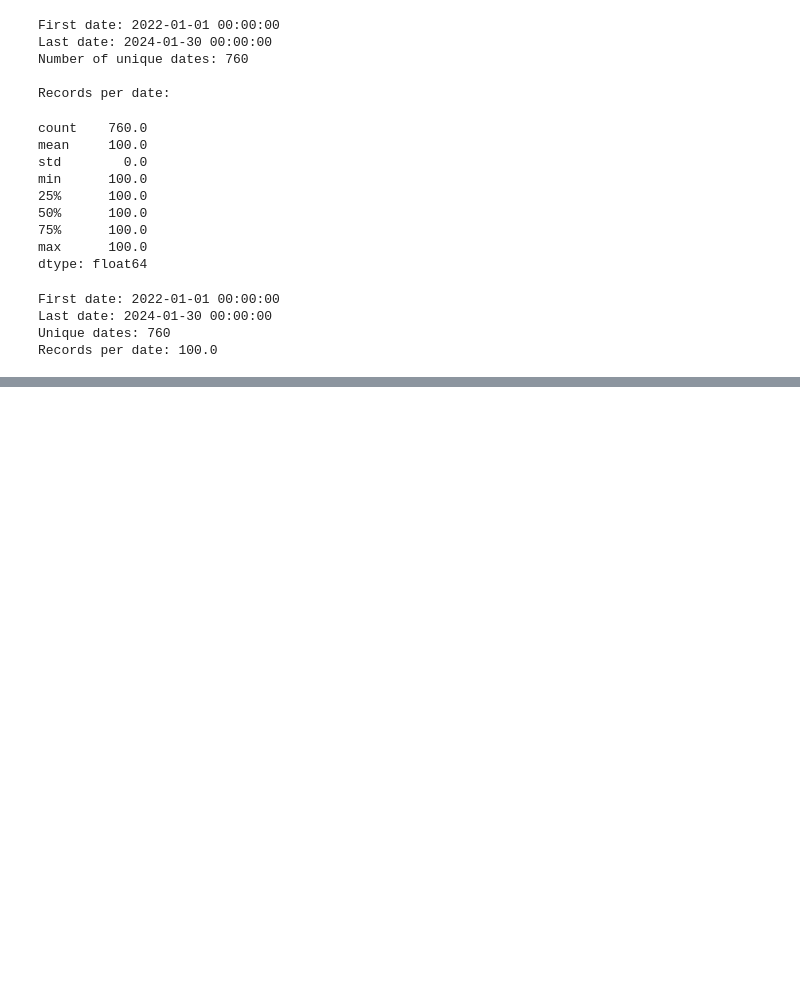
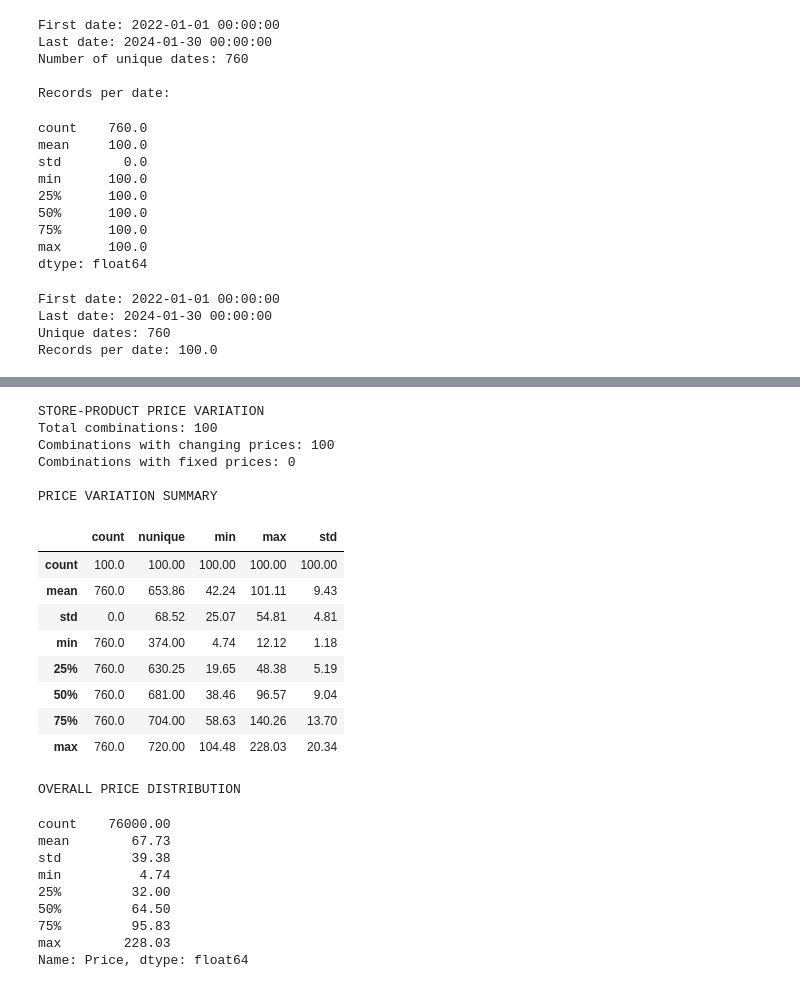
Before and after one commit to methukulokesh/EconoCausal, a Jupyter notebook: reports/notebooks/03_double_machine_learning.ipynb, the cells around one changed output, grey strips where cells are left out. Cells and saved outputs as stored; diff of their text form; code cells hidden in the pictures; blank space fills up the shorter version.

Commit message:
Complete preliminary DML treatment analysis

```diff
--- a/reports/notebooks/03_double_machine_learning.ipynb
+++ b/reports/notebooks/03_double_machine_learning.ipynb
@@ -547,0 +730,54 @@ Records per date: 100.0
+# %%
+
+# Check price variation within each store-product combination
+
+price_variation = (
+    df.groupby(["Store ID", "Product ID"])["Price"]
+    .agg(["count", "nunique", "min", "max", "std"])
+)
+
+print("STORE-PRODUCT PRICE VARIATION")
+print("Total combinations:", len(price_variation))
+
+print(
+    "Combinations with changing prices:",
+    (price_variation["nunique"] > 1).sum()
+)
+
+print(
+    "Combinations with fixed prices:",
+    (price_variation["nunique"] == 1).sum()
+)
+
+print("\nPRICE VARIATION SUMMARY")
+display(price_variation.describe().round(2))
+
+# Check overall treatment distribution
+print("\nOVERALL PRICE DISTRIBUTION")
+display(df["Price"].describe().round(2))
+# %% [output]
+STORE-PRODUCT PRICE VARIATION
+Total combinations: 100
+Combinations with changing prices: 100
+Combinations with fixed prices: 0
+
+PRICE VARIATION SUMMARY
+|  | count | nunique | min | max | std |
+| count | 100.0 | 100.00 | 100.00 | 100.00 | 100.00 |
+| mean | 760.0 | 653.86 | 42.24 | 101.11 | 9.43 |
+| std | 0.0 | 68.52 | 25.07 | 54.81 | 4.81 |
+| min | 760.0 | 374.00 | 4.74 | 12.12 | 1.18 |
+| 25% | 760.0 | 630.25 | 19.65 | 48.38 | 5.19 |
+| 50% | 760.0 | 681.00 | 38.46 | 96.57 | 9.04 |
+| 75% | 760.0 | 704.00 | 58.63 | 140.26 | 13.70 |
+| max | 760.0 | 720.00 | 104.48 | 228.03 | 20.34 |
+OVERALL PRICE DISTRIBUTION
+count    76000.00
+mean        67.73
+std         39.38
+min          4.74
+25%         32.00
+50%         64.50
+75%         95.83
+max        228.03
+Name: Price, dtype: float64
```
Also changed, not shown: parts of 10 cells of this notebook, 1 other file.
